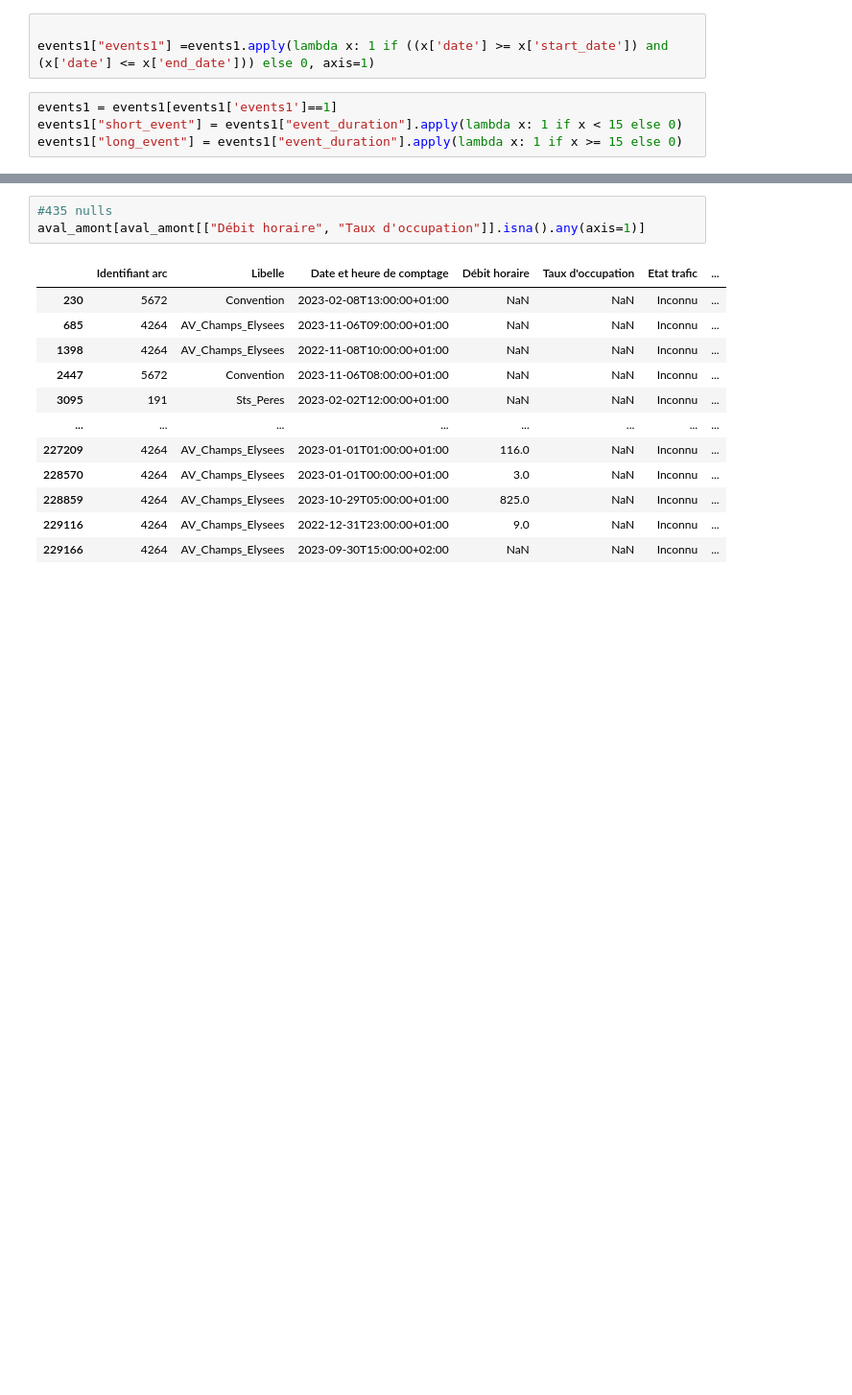
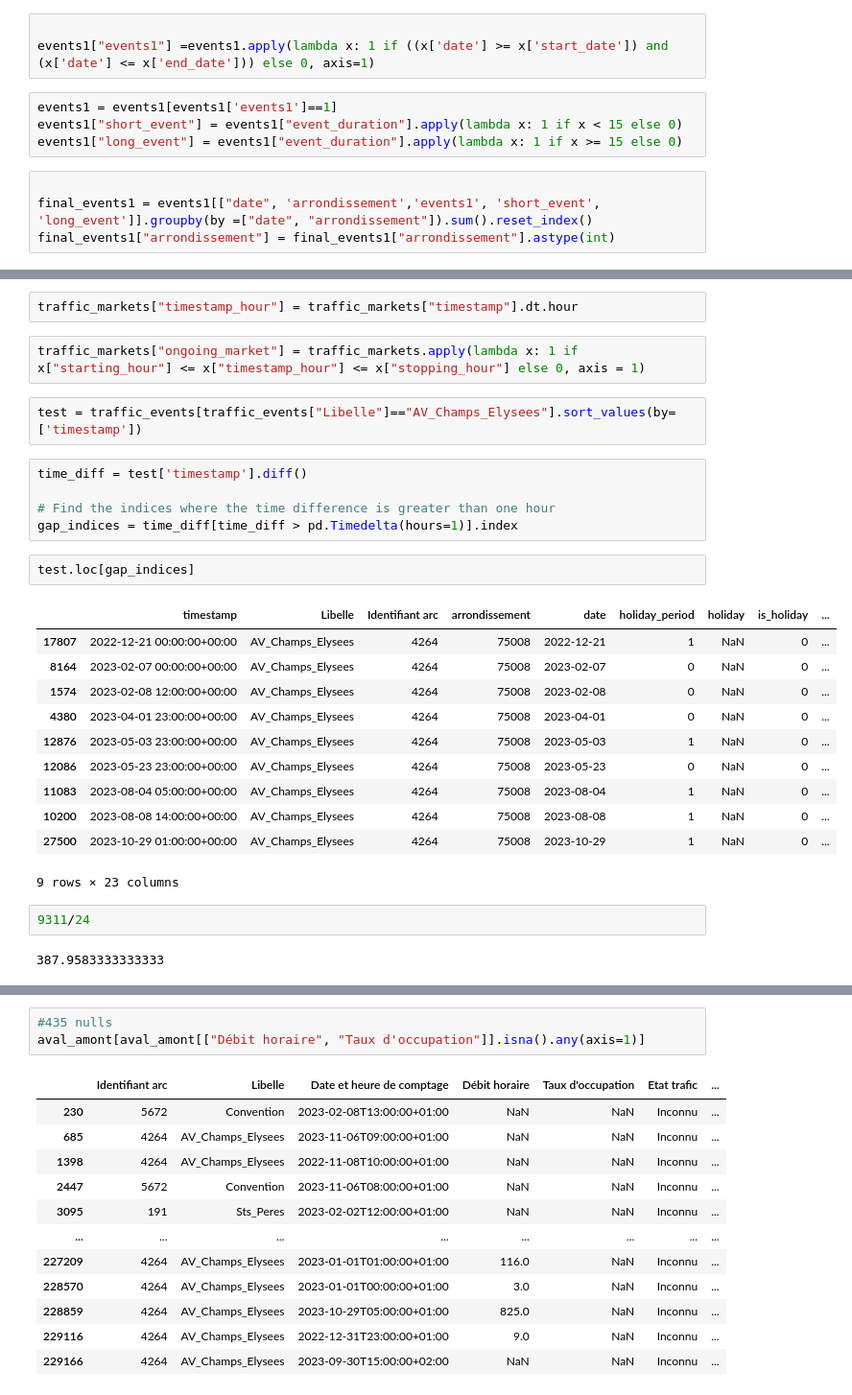
Before and after one commit to Behachee/Road-Traffic-Prediction-Paris, a Jupyter notebook: exploration.ipynb, the cells around one changed output, grey strips where cells are left out. Shown at 96% size. Drawn from its saved outputs; the diff is of its cells as text; blank space fills up the shorter version.

```diff
--- a/exploration.ipynb
+++ b/exploration.ipynb
@@ -230,3 +240,7 @@ events1["events1"] =events1.apply(lambda x: 1 if ((x['date'] >= x['start_date'])
 events1 = events1[events1['events1']==1]
 events1["short_event"] = events1["event_duration"].apply(lambda x: 1 if x < 15 else 0)
 events1["long_event"] = events1["event_duration"].apply(lambda x: 1 if x >= 15 else 0)
+# %%
+
+final_events1 = events1[["date", 'arrondissement','events1', 'short_event', 'long_event']].groupby(by =["date", "arrondissement"]).sum().reset_index()
+final_events1["arrondissement"] = final_events1["arrondissement"].astype(int)
@@ -232,0 +342,29 @@ events1["long_event"] = events1["event_duration"].apply(lambda x: 1 if x >= 15 e
+# %%
+traffic_markets["timestamp_hour"] = traffic_markets["timestamp"].dt.hour
+# %%
+traffic_markets["ongoing_market"] = traffic_markets.apply(lambda x: 1 if x["starting_hour"] <= x["timestamp_hour"] <= x["stopping_hour"] else 0, axis = 1)
+# %%
+test = traffic_events[traffic_events["Libelle"]=="AV_Champs_Elysees"].sort_values(by=['timestamp'])
+# %%
+time_diff = test['timestamp'].diff()
+
+# Find the indices where the time difference is greater than one hour
+gap_indices = time_diff[time_diff > pd.Timedelta(hours=1)].index
+# %%
+test.loc[gap_indices]
+# %% [output]
+|  | timestamp | Libelle | Identifiant arc | arrondissement | date | holiday_period | holiday | is_holiday | ... |
+| 17807 | 2022-12-21 00:00:00+00:00 | AV_Champs_Elysees | 4264 | 75008 | 2022-12-21 | 1 | NaN | 0 | ... |
+| 8164 | 2023-02-07 00:00:00+00:00 | AV_Champs_Elysees | 4264 | 75008 | 2023-02-07 | 0 | NaN | 0 | ... |
+| 1574 | 2023-02-08 12:00:00+00:00 | AV_Champs_Elysees | 4264 | 75008 | 2023-02-08 | 0 | NaN | 0 | ... |
+| 4380 | 2023-04-01 23:00:00+00:00 | AV_Champs_Elysees | 4264 | 75008 | 2023-04-01 | 0 | NaN | 0 | ... |
+| 12876 | 2023-05-03 23:00:00+00:00 | AV_Champs_Elysees | 4264 | 75008 | 2023-05-03 | 1 | NaN | 0 | ... |
+| 12086 | 2023-05-23 23:00:00+00:00 | AV_Champs_Elysees | 4264 | 75008 | 2023-05-23 | 0 | NaN | 0 | ... |
+| 11083 | 2023-08-04 05:00:00+00:00 | AV_Champs_Elysees | 4264 | 75008 | 2023-08-04 | 1 | NaN | 0 | ... |
+| 10200 | 2023-08-08 14:00:00+00:00 | AV_Champs_Elysees | 4264 | 75008 | 2023-08-08 | 1 | NaN | 0 | ... |
+| 27500 | 2023-10-29 01:00:00+00:00 | AV_Champs_Elysees | 4264 | 75008 | 2023-10-29 | 1 | NaN | 0 | ... |
+9 rows × 23 columns
+# %%
+9311/24
+# %% [output]
+387.9583333333333
```
Also changed, not shown: parts of 27 cells of this notebook.
